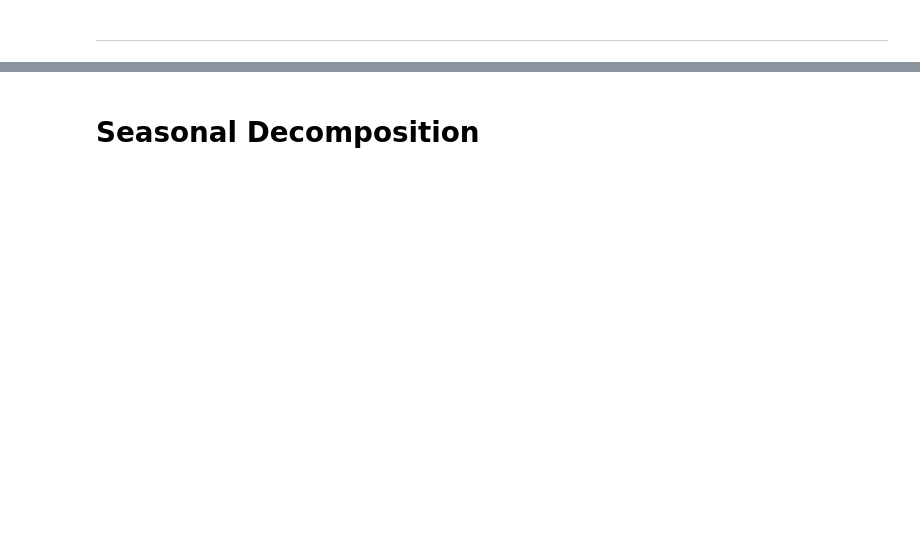
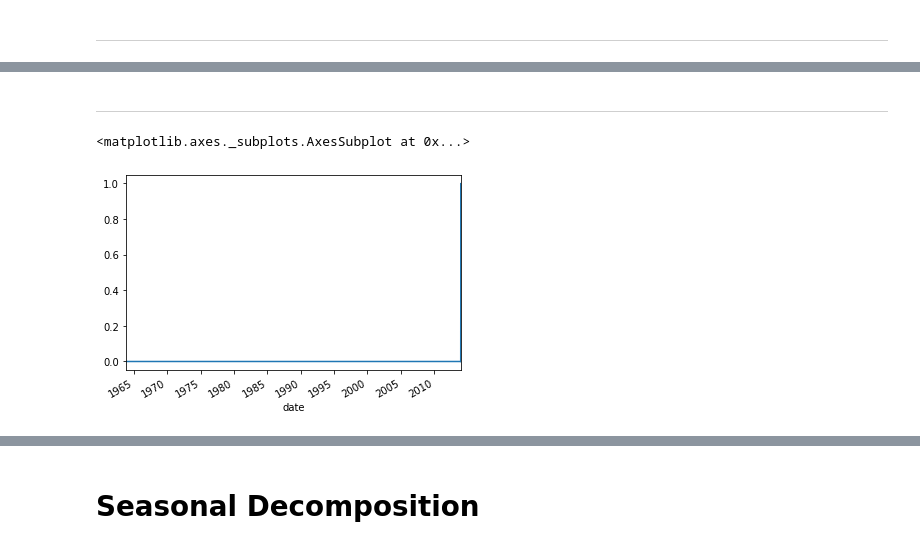
Before and after one commit to jirvingphd/fsds_100719_cohort_notes, a Jupyter notebook: instructor_notebooks/sect_31_intro_to_time_series.ipynb, the cells around one changed output, grey strips where cells are left out. Drawn from its saved outputs; the diff is of its cells as text; code cells hidden in the pictures; blank space fills up the shorter version.

```diff
--- a/instructor_notebooks/sect_31_intro_to_time_series.ipynb
+++ b/instructor_notebooks/sect_31_intro_to_time_series.ipynb
@@ -662,0 +417,7 @@ df_crimes
+# %% [markdown]
+___
+# %%
+df_crimes['LARCENY'].plot()
+# %% [output]
+<matplotlib.axes._subplots.AxesSubplot at 0x...>
+[figure, added]
```
Also changed, not shown: parts of 48 cells of this notebook, 3 other files.
